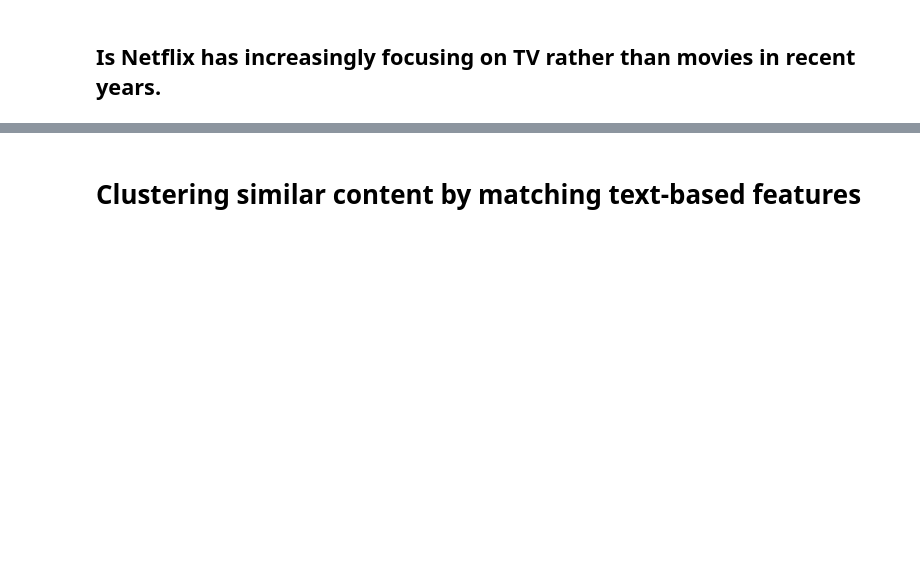
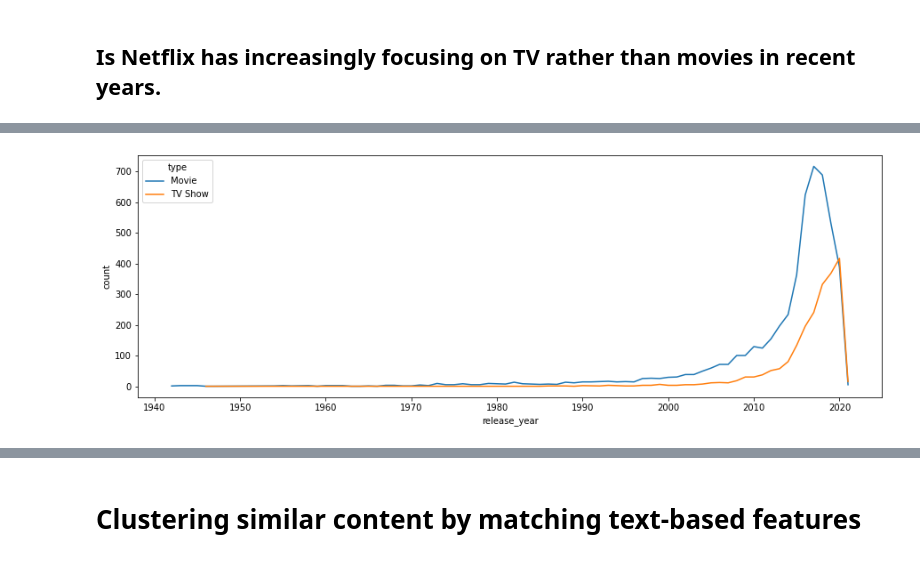
Before and after one commit to smkmohsin/NETFLIX-MOVIES-AND-TV-SHOWS-CLUSTERING, a Jupyter notebook: NETFLIX_MOVIES_AND_TV_SHOWS_CLUSTERING.ipynb, the cells around one changed output, grey strips where cells are left out. Drawn from its saved outputs; the diff is of its cells as text; code cells hidden in the pictures; blank space fills up the shorter version.

```diff
--- a/NETFLIX_MOVIES_AND_TV_SHOWS_CLUSTERING.ipynb
+++ b/NETFLIX_MOVIES_AND_TV_SHOWS_CLUSTERING.ipynb
@@ -313,3 +382,5 @@ type_year_count
 # %%
 sns.lineplot('release_year', 'count', hue='type', data=type_year_count)
-rcParams['figure.figsize'] = 20,5
+rcParams['figure.figsize'] = 15,5
+# %% [output]
+[figure, added]
```
Also changed, not shown: parts of 11 cells of this notebook.
